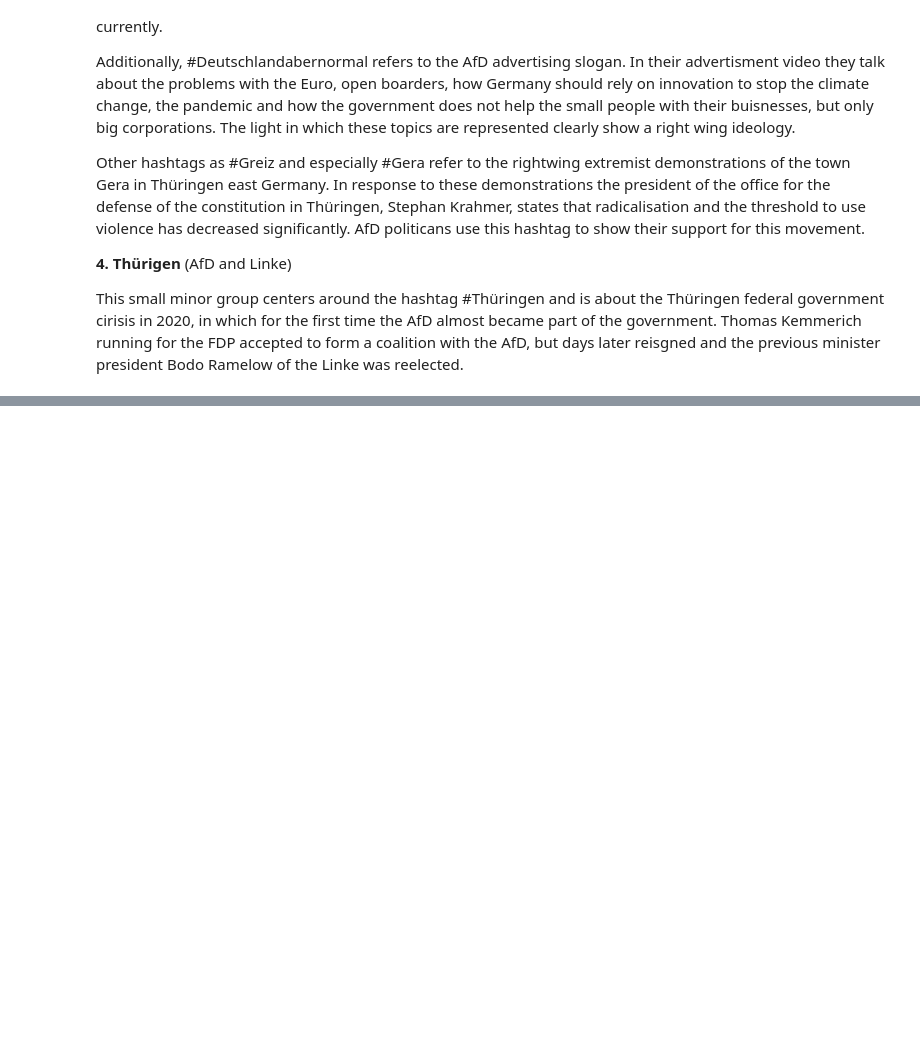
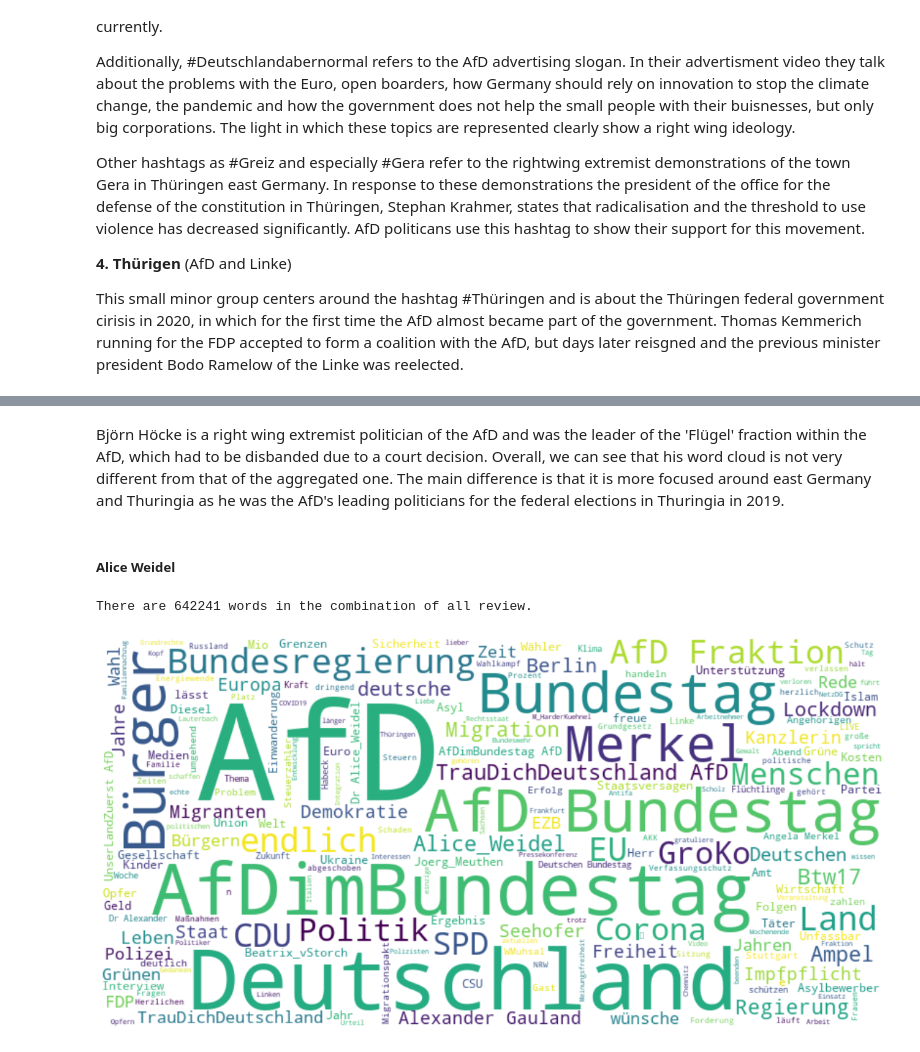
Before and after one commit to aedxn/twitter_analysis_die_linke_and_afd, a Jupyter notebook: linke_afd_analysis.ipynb, the cells around one changed output, grey strips where cells are left out. Cells and saved outputs as stored; diff of their text form; code cells hidden in the pictures; blank space fills up the shorter version.

```diff
--- a/linke_afd_analysis.ipynb
+++ b/linke_afd_analysis.ipynb
@@ -188,0 +293,32 @@ This small minor group centers around the hashtag #Thüringen and is about the T
+# %% [markdown]
+Björn Höcke is a right wing extremist politician of the AfD and was the leader of the 'Flügel' fraction within the AfD, which had to be disbanded due to a court decision. Overall, we can see that his word cloud is not very different from that of the aggregated one. The main difference is that it is more focused around east Germany and Thuringia as he was the AfD's leading politicians for the federal elections in Thuringia in 2019.
+# %% [markdown]
+<h5> Alice Weidel
+# %%
+# combining all job descriptions into one text
+text = " ".join(tweet for tweet in dfa[dfa['User'] == 'Alice_Weidel'].Tweet)
+print ("There are {} words in the combination of all review.".format(len(text)))
+
+# creating a stopword list
+stopwords = set(STOPWORDS)
+
+# updating the stopwords according to a stopwords file
+text_file = open('german_stopwords_full.txt', 'r')
+for line in text_file:
+    stopwords.add(line.strip('\n'))
+
+# adding other stopwords
+stopwords.update(['https','t', 'co', 'über', 'looking', 'bieten', 'offer','and', 'RT', 'u', 'amp', 'Uhr', 's', 'erklärt', 'stellt', 'zeigt',
+                'Frage', 'richtig', 'stehen', 'Antrag', 'stellen', 'Antwort', 'd', 'zeigen', 'zeigen', 'unterstützen', 'offenbar', '-'])
+
+# setting the word cloud
+wordcloud = WordCloud(width=800, height=400, stopwords=stopwords, background_color="white").generate(text)
+
+# Display the generated image:
+plt.figure(figsize = (20,10))
+plt.imshow(wordcloud, interpolation='bilinear')
+plt.axis("off")
+plt.show()
+# %% [output]
+There are 642241 words in the combination of all review.
+[figure, added]
```
Also changed, not shown: parts of 16 cells of this notebook.
